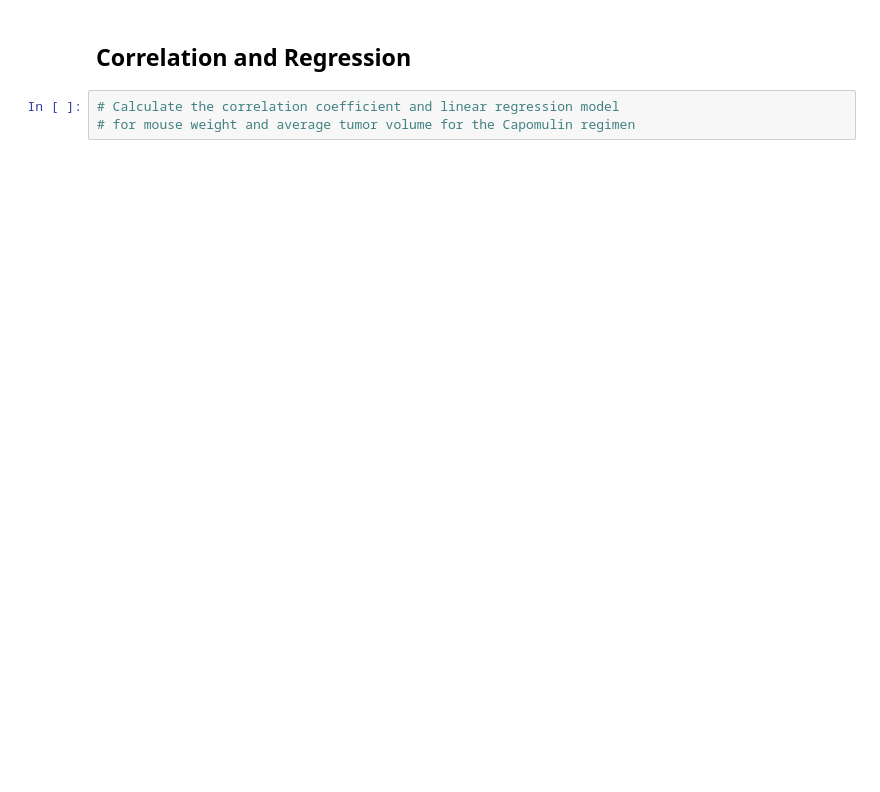
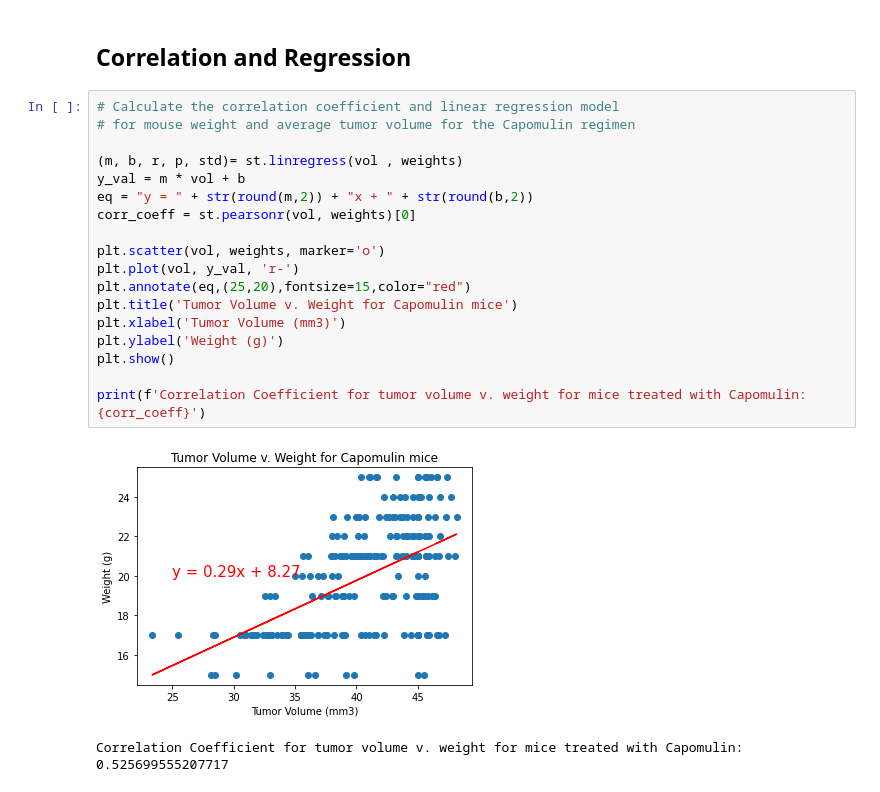
Before and after one commit to reccleston/matplotlib-challenge, a Jupyter notebook: Pymaceuticals/pymaceuticals_starter.ipynb, the cells around one changed output. Saved outputs shown, nothing was run; the diff lists cells and outputs as text; blank space fills up the shorter version.

```diff
--- a/Pymaceuticals/pymaceuticals_starter.ipynb
+++ b/Pymaceuticals/pymaceuticals_starter.ipynb
@@ -254,5 +290,23 @@ tumor_vol
 # %% [markdown]
 ## Correlation and Regression
-# %%
-# Calculate the correlation coefficient and linear regression model
-# for mouse weight and average tumor volume for the Capomulin regimen
+# %%
+# Calculate the correlation coefficient and linear regression model
+# for mouse weight and average tumor volume for the Capomulin regimen
+
+(m, b, r, p, std)= st.linregress(vol , weights)
+y_val = m * vol + b
+eq = "y = " + str(round(m,2)) + "x + " + str(round(b,2))
+corr_coeff = st.pearsonr(vol, weights)[0]
+
+plt.scatter(vol, weights, marker='o')
+plt.plot(vol, y_val, 'r-')
+plt.annotate(eq,(25,20),fontsize=15,color="red")
+plt.title('Tumor Volume v. Weight for Capomulin mice')
+plt.xlabel('Tumor Volume (mm3)')
+plt.ylabel('Weight (g)')
+plt.show()
+
+print(f'Correlation Coefficient for tumor volume v. weight for mice treated with Capomulin: {corr_coeff}')
+# %% [output]
+[figure, added]
+Correlation Coefficient for tumor volume v. weight for mice treated with Capomulin: 0.525699555207717
```
Also changed, not shown: parts of 5 cells of this notebook.
